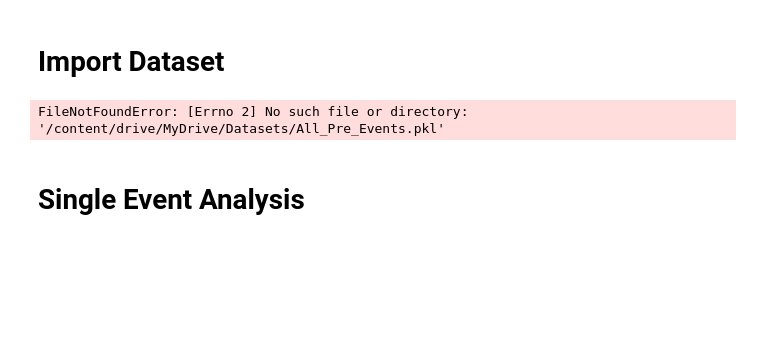
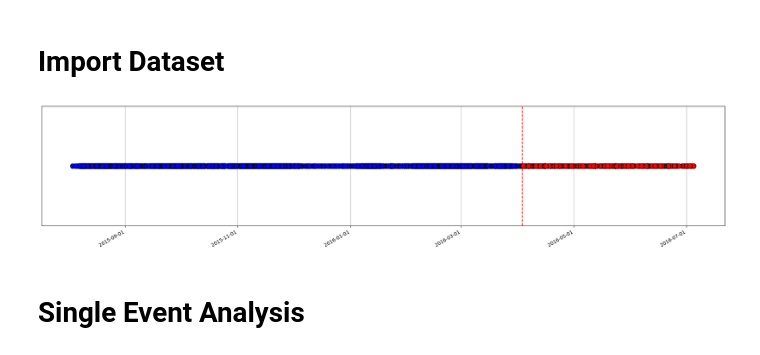
Before and after one commit to Mpinaz/Thesis, a Jupyter notebook: Plots_of_Catalog.ipynb, the cells around one changed output. Cells and saved outputs as stored; diff of their text form; code cells hidden in the pictures; blank space fills up the shorter version.

```diff
--- a/Plots_of_Catalog.ipynb
+++ b/Plots_of_Catalog.ipynb
@@ -286,29 +286,35 @@ Text(0.5, 1.0, 'Figure 3')
 # Import Dataset
 # %%
 # 90000 Registrations Pre Eruption
-with open("/content/drive/MyDrive/Datasets/All_Pre_Events.pkl", "rb") as f:
-    pre = pk.load(f)
-
-# 4649 Registrations Post Eruption
-with open("/content/drive/MyDrive/Datasets/Post_Events.pkl", "rb") as f:
-    post = pk.load(f)
+with open("/content/drive/MyDrive/Datasets/Dataset_Tesi.pkl", "rb") as f:
+    Every_Data = pk.load(f)
-# %% [output]
-FileNotFoundError: [Errno 2] No such file or directory: '/content/drive/MyDrive/Datasets/All_Pre_Events.pkl'
+# %%
+pre, post = [], []
+for single_sample in Every_Data:
+  if catalog.loc[single_sample[1], "time"] < UTCDateTime("2016-04-03"):
+    pre.append(single_sample)
+  else:
+    post.append(single_sample)
 # %%
 PRE_set = {E for St, E, Reg in pre}
 POST_set = {E for St, E, Reg in post}
 
-tempi = catalog.loc[list(PRE_set) + list(POST_set), "time"]
+tempi_Pre = catalog.loc[list(PRE_set), "time"]
+tempi_Post = catalog.loc[list(POST_set), "time"]
 
 fig, ax = plt.subplots(figsize=(25, 5))
-ax.plot(tempi, [0]*len(tempi), "o",color = "blue", ms = 10, markeredgecolor="black", markeredgewidth=1)
+
+ax.plot(tempi_Pre, [0]*len(tempi_Pre), "o",color = "blue", ms = 10, markeredgecolor="black", markeredgewidth=1)
+ax.plot(tempi_Post, [0]*len(tempi_Post), "o",color = "red", ms = 10, markeredgecolor="black", markeredgewidth=1)
 ax.yaxis.set_visible(False)
 ax.xaxis.set_major_formatter(mdates.DateFormatter("%Y-%m-%d"),)
-ax.axvline(pd.Timestamp("2016-04-21", tz="UTC") , color="red", linestyle="--")
+ax.axvline(pd.Timestamp("2016-04-03", tz="UTC") , color="red", linestyle="--")
 ax.grid("on")
 fig.autofmt_xdate()
 # fig.savefig(f"{Using}: temporal.png", dpi=150, bbox_inches="tight")
 plt.show()
+# %% [output]
+[figure, added]
 # %%
 pre_events = defaultdict(list)
 post_events = defaultdict(list)
```
Also changed, not shown: parts of 4 cells of this notebook.
